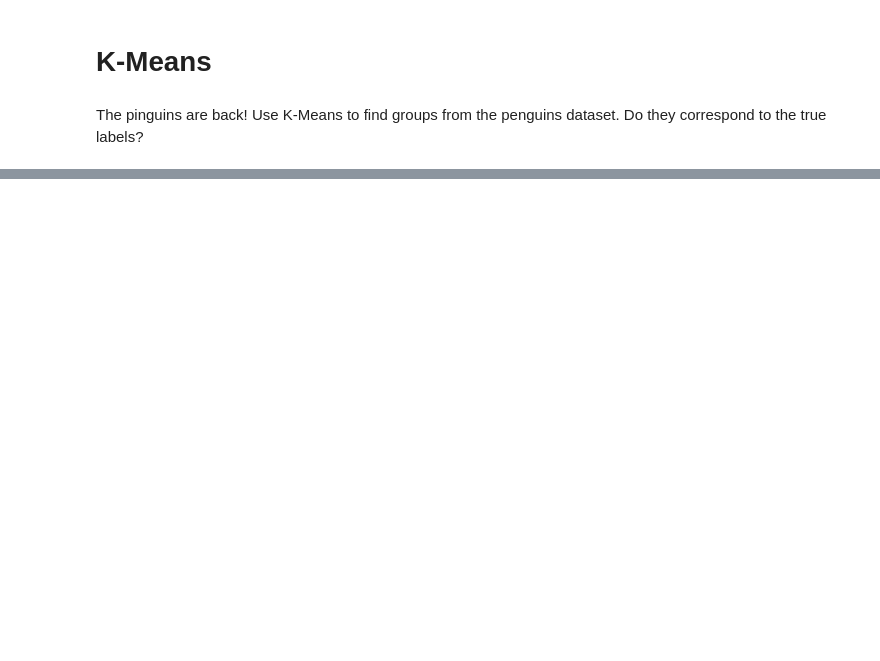
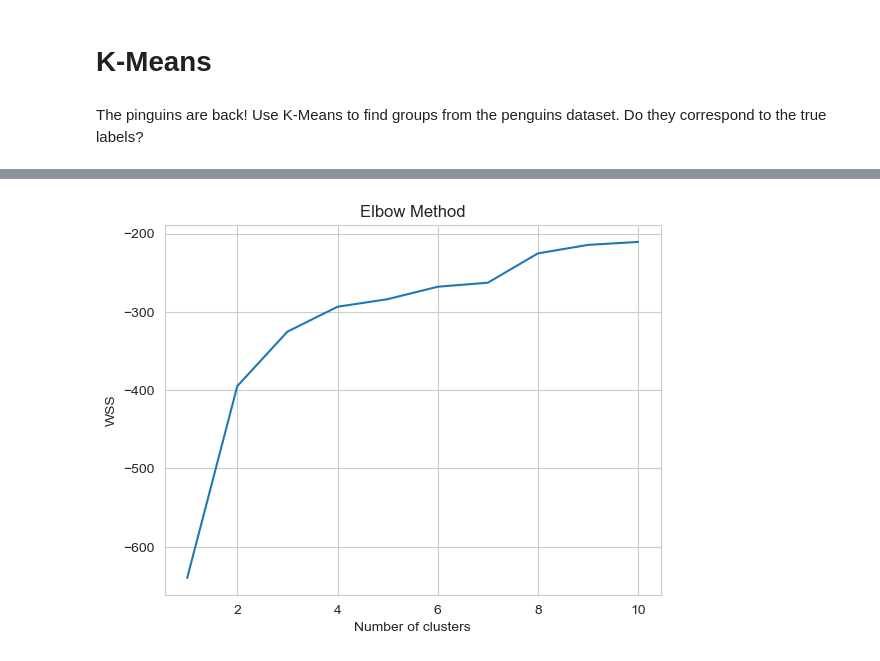
Before and after one commit to williamasesoftware/Clustering, a Jupyter notebook: K-Means-Ex.ipynb, the cells around one changed output, grey strips where cells are left out. Saved outputs shown, nothing was run; the diff lists cells and outputs as text; code cells hidden in the pictures; blank space fills up the shorter version.

Commit message:
add k-means

```diff
--- a/K-Means-Ex.ipynb
+++ b/K-Means-Ex.ipynb
@@ -29,4 +54,49 @@ X = scaler.fit_transform(X)
 # %%
 #TODO train a k-means model. What k are you looking for?
+
+class KMeans:
+    def __init__(self, n_clusters, max_iters=100, random_state=42):
+        self.n_clusters = n_clusters
+        self.max_iters = max_iters
+        self.random_state = random_state
+
+    def fit(self, X):
+        np.random.seed(self.random_state)
+
+        # Initialize centroids randomly
+        self.centroids = X[np.random.choice(X.shape[0], self.n_clusters, replace=False), :]
+
+        for i in range(self.max_iters):
+            # Assign points to nearest centroid
+            distances = np.sqrt(((X - self.centroids[:, np.newaxis])**2).sum(axis=2))
+            self.labels = np.argmin(distances, axis=0)
+
+            # Update centroids to mean of assigned points
+            for j in range(self.n_clusters):
+                self.centroids[j] = np.mean(X[self.labels == j], axis=0)
+
+    def predict(self, X):
+        distances = np.sqrt(((X - self.centroids[:, np.newaxis])**2).sum(axis=2))
+        return np.argmin(distances, axis=0)
+
+    def score(self, X):
+        distances = np.sqrt(((X - self.centroids[:, np.newaxis])**2).sum(axis=2))
+        return -np.sum(np.min(distances, axis=0))
+# %%
+# Implement the elbow method
+wss = []
+for k in range(1, 11):
+    kmeans = KMeans(n_clusters=k, random_state=42)
+    kmeans.fit(X)
+    wss.append(kmeans.score(X))
+
+# Plot the WSS values against the number of clusters
+plt.plot(range(1, 11), wss)
+plt.title('Elbow Method')
+plt.xlabel('Number of clusters')
+plt.ylabel('WSS')
+plt.show()
+# %% [output]
+[figure, added]
 # %%
 #Make a plot where the color is the label assigned by the clustering
```
Also changed, not shown: parts of 5 cells of this notebook.
